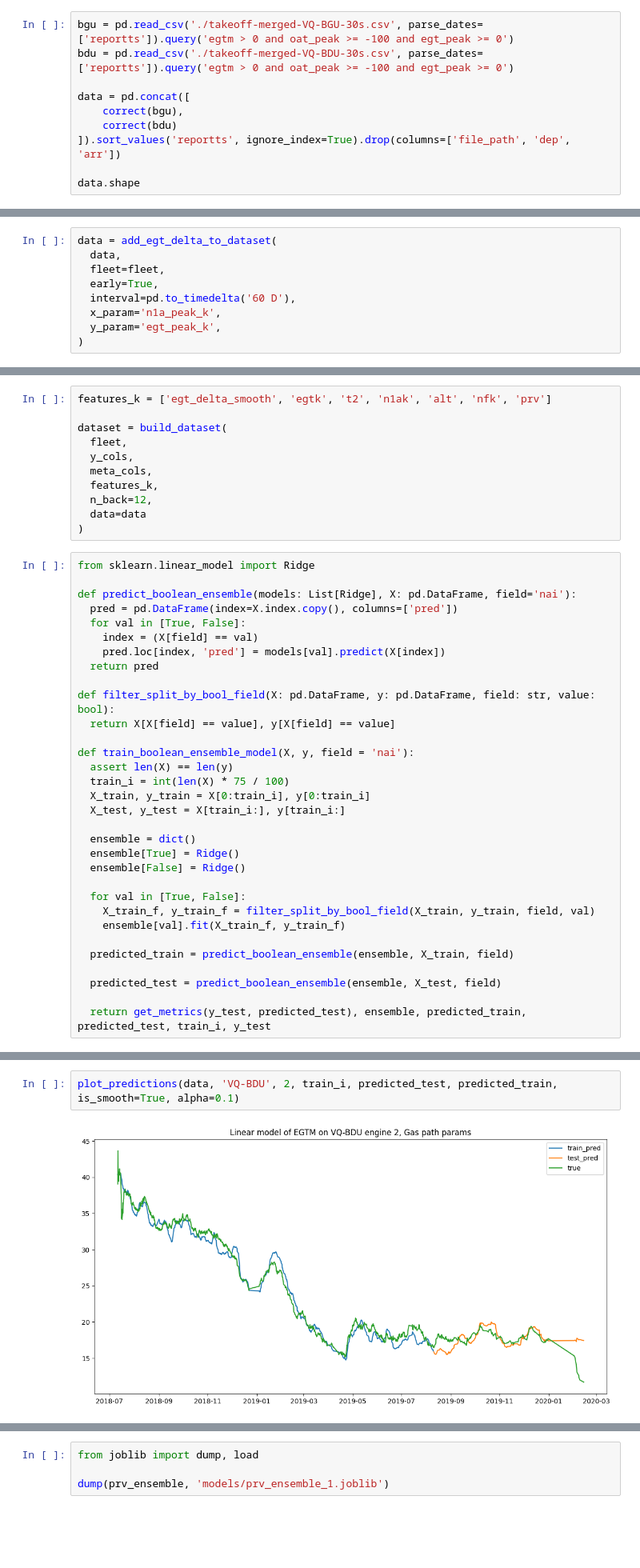
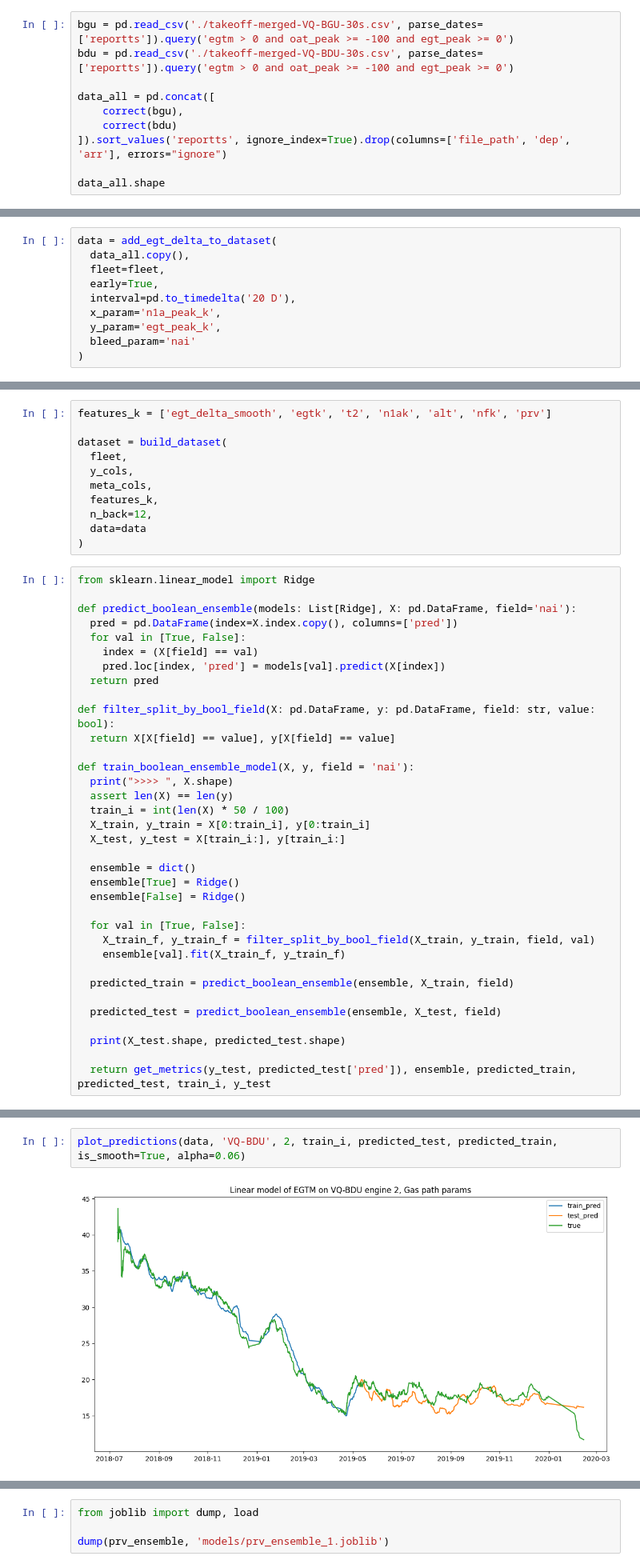
Before and after one commit to skeptlk/ecm, a Jupyter notebook: ex13_early_baselines.ipynb, the cells around one changed output, grey strips where cells are left out. Shown at 80% size. Saved outputs shown, nothing was run; the diff lists cells and outputs as text; blank space fills up the shorter version.

```diff
--- a/ex13_early_baselines.ipynb
+++ b/ex13_early_baselines.ipynb
@@ -10,12 +10,12 @@ meta_cols = ['reportts', 'acnum', 'pos']
 bgu = pd.read_csv('./takeoff-merged-VQ-BGU-30s.csv', parse_dates=['reportts']).query('egtm > 0 and oat_peak >= -100 and egt_peak >= 0')
 bdu = pd.read_csv('./takeoff-merged-VQ-BDU-30s.csv', parse_dates=['reportts']).query('egtm > 0 and oat_peak >= -100 and egt_peak >= 0')
 
-data = pd.concat([
+data_all = pd.concat([
     correct(bgu),
     correct(bdu)
-]).sort_values('reportts', ignore_index=True).drop(columns=['file_path', 'dep', 'arr'])
+]).sort_values('reportts', ignore_index=True).drop(columns=['file_path', 'dep', 'arr'], errors="ignore")
 
-data.shape
+data_all.shape
 # %% [output]
 (3727, 218)
 # %%
@@ -26,10 +26,11 @@ data.shape
 # ).drop(columns=['processedts']).sort_values('reportts', ignore_index=True)
 # %%
 data = add_egt_delta_to_dataset(
-  data,
+  data_all.copy(),
   fleet=fleet,
   early=True,
-  interval=pd.to_timedelta('60 D'),
+  interval=pd.to_timedelta('20 D'),
   x_param='n1a_peak_k',
   y_param='egt_peak_k',
+  bleed_param='nai'
 )
@@ -76,8 +85,9 @@ def filter_split_by_bool_field(X: pd.DataFrame, y: pd.DataFrame, field: str, val
   return X[X[field] == value], y[X[field] == value]
 
 def train_boolean_ensemble_model(X, y, field = 'nai'):
+  print(">>>> ", X.shape)
   assert len(X) == len(y)
-  train_i = int(len(X) * 75 / 100)
+  train_i = int(len(X) * 50 / 100)
   X_train, y_train = X[0:train_i], y[0:train_i]
   X_test, y_test = X[train_i:], y[train_i:]
 
@@ -93,7 +103,9 @@ def train_boolean_ensemble_model(X, y, field = 'nai'):
 
   predicted_test = predict_boolean_ensemble(ensemble, X_test, field)
 
-  return get_metrics(y_test, predicted_test), ensemble, predicted_train, predicted_test, train_i, y_test
+  print(X_test.shape, predicted_test.shape)
+
+  return get_metrics(y_test, predicted_test['pred']), ensemble, predicted_train, predicted_test, train_i, y_test
 # %%
 X = dataset.drop(columns=(meta_cols + y_cols))
 y = dataset['egtm']
@@ -107,7 +121,7 @@ PRV ensemble: {'rmse': 1.82791, 'mae': 1.40613, 'r2': 0.40533, 'mape': 0.07021}
 # %%
-plot_predictions(data, 'VQ-BDU', 2, train_i, predicted_test, predicted_train, is_smooth=True, alpha=0.1)
+plot_predictions(data, 'VQ-BDU', 2, train_i, predicted_test, predicted_train, is_smooth=True, alpha=0.06)
 # %% [output]
-[figure, old version]
+[figure, new version]
 # %% [markdown]
 ### Evaluation Steps:
 0. Given ACMS data
```
Also changed, not shown: parts of 3 cells of this notebook, 2 other files.
